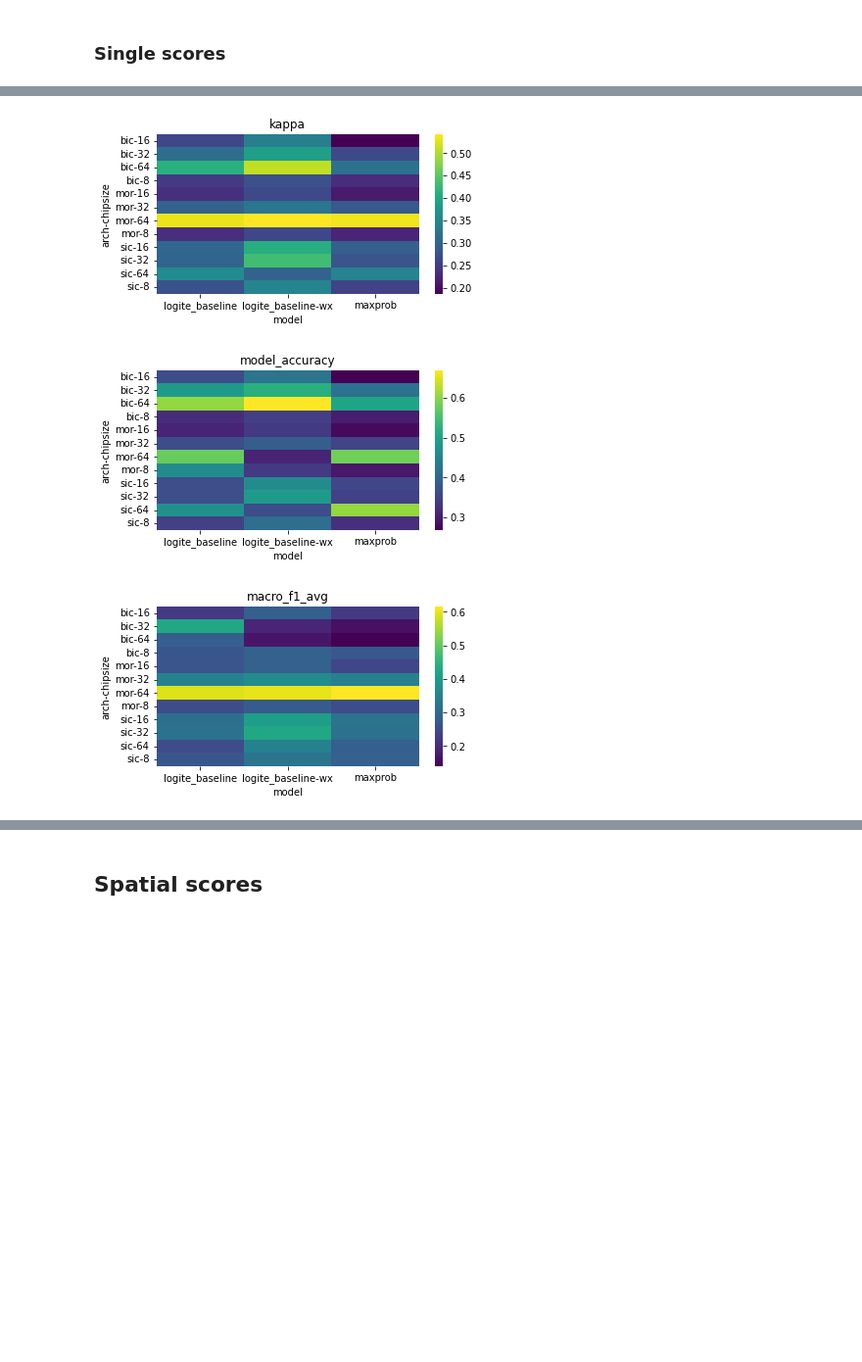
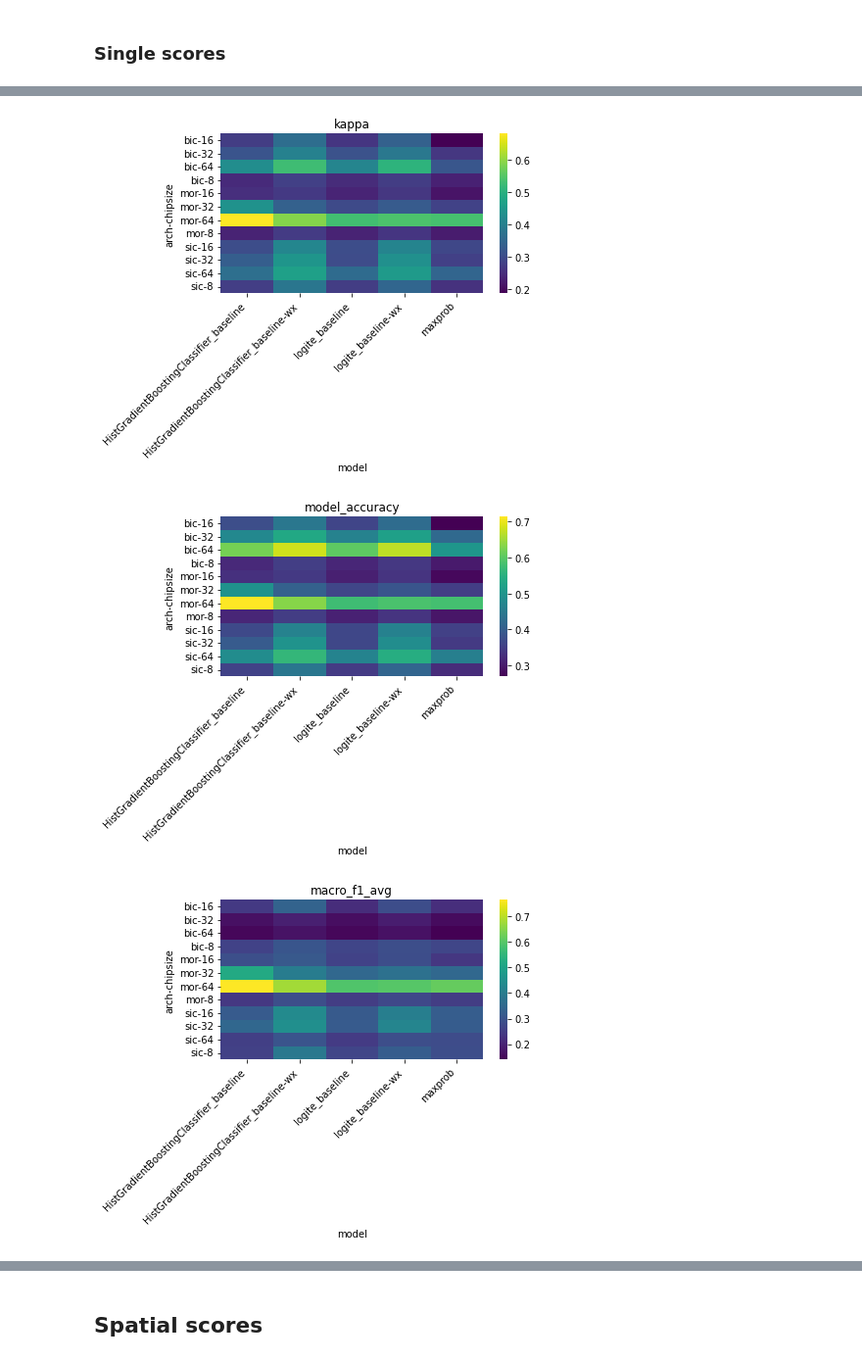
Before and after one commit to urbangrammarai/signature_ai, a Jupyter notebook: ai_experiments/production_model_performance.ipynb, the cells around one changed output, grey strips where cells are left out. Shown at 98% size. Cells and saved outputs as stored; diff of their text form; code cells hidden in the pictures; blank space fills up the shorter version.

```diff
--- a/ai_experiments/production_model_performance.ipynb
+++ b/ai_experiments/production_model_performance.ipynb
@@ -62,18 +70,16 @@ def nss(sub_db):
     models = sub_db.drop(
         columns=['label', 'split', 'chipsize_arch']
     ).columns
-    with warnings.catch_warnings():
-        warnings.filterwarnings("ignore", category=RuntimeWarning)
-        for model in models:
-            sub_train = sub_db.query('split == "ml_train"')
-            sub_val = sub_db.query('split == "ml_val"')
-            res = tools.build_perf(
-                sub_train['label'],
-                sub_train[model],
-                sub_val['label'],
-                sub_val[model],
-                tools.class_names
-            )
-            metas[model] = deepcopy(res)
-            del res
+    for model in models:
+        sub_train = sub_db.query('split == "ml_train"')
+        sub_val = sub_db.query('split == "ml_val"')
+        res = tools.build_perf(
+            sub_train['label'],
+            sub_train[model],
+            sub_val['label'],
+            sub_val[model],
+            tools.class_names
+        )
+        metas[model] = deepcopy(res)
+        del res
     return metas
@@ -109,0 +86,11 @@ Wall time: 2min 50s
+# %%
+%%time
+metas = db[
+    [c for c in db.columns if c != 'geometry']
+].groupby('chipsize_arch').apply(nss)
+
+metass = {}
+for csarch in metas.index:
+    for i in metas[csarch]:
+        metass[f'{csarch}_{i}'] = metas[csarch][i]
+metrics = pandas.Series(metass)
@@ -154,9 +146,10 @@ global_scores
 # %%
 for score in global_scores:
     f, ax = plt.subplots(1, figsize=(6, 3))
-    sns.heatmap(global_scores[score].unstack(), cmap='viridis', ax=ax)
-    ax.set_title(score)
+    h = sns.heatmap(global_scores[score].unstack(), cmap='viridis', ax=ax)
+    h.set_xticklabels(h.get_xticklabels(), rotation = 45, ha="right")
+    h.set_title(score);
 # %% [output]
-[figure, old version]
+[figure, new version]
-[figure, old version]
+[figure, new version]
-[figure, old version]
+[figure, new version]
```
Also changed, not shown: parts of 25 cells of this notebook, 4 other files.
